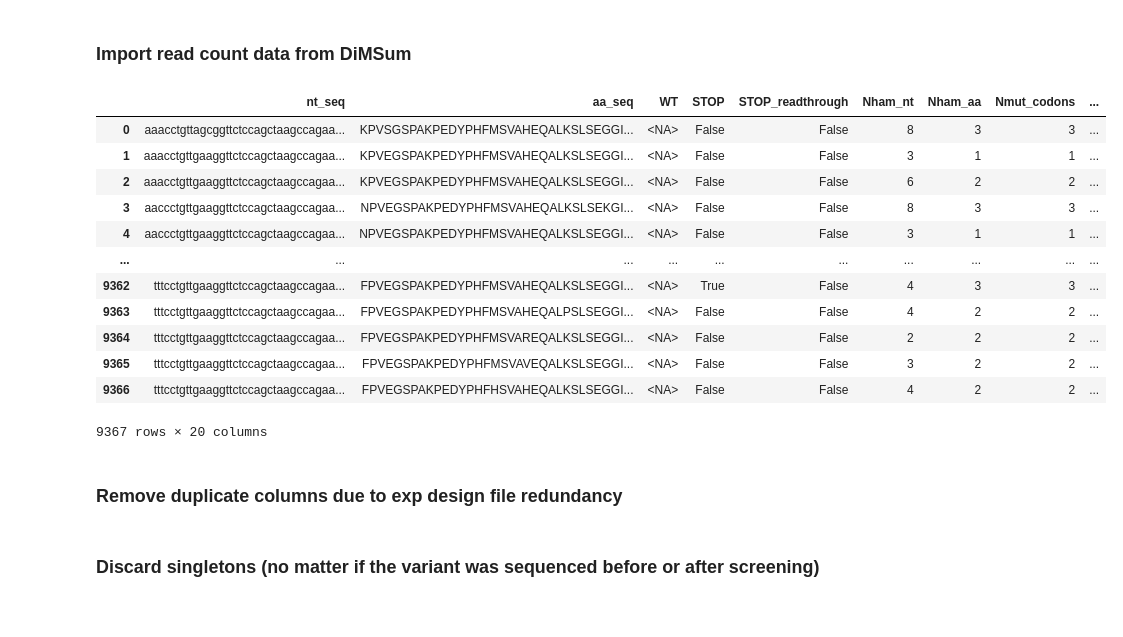
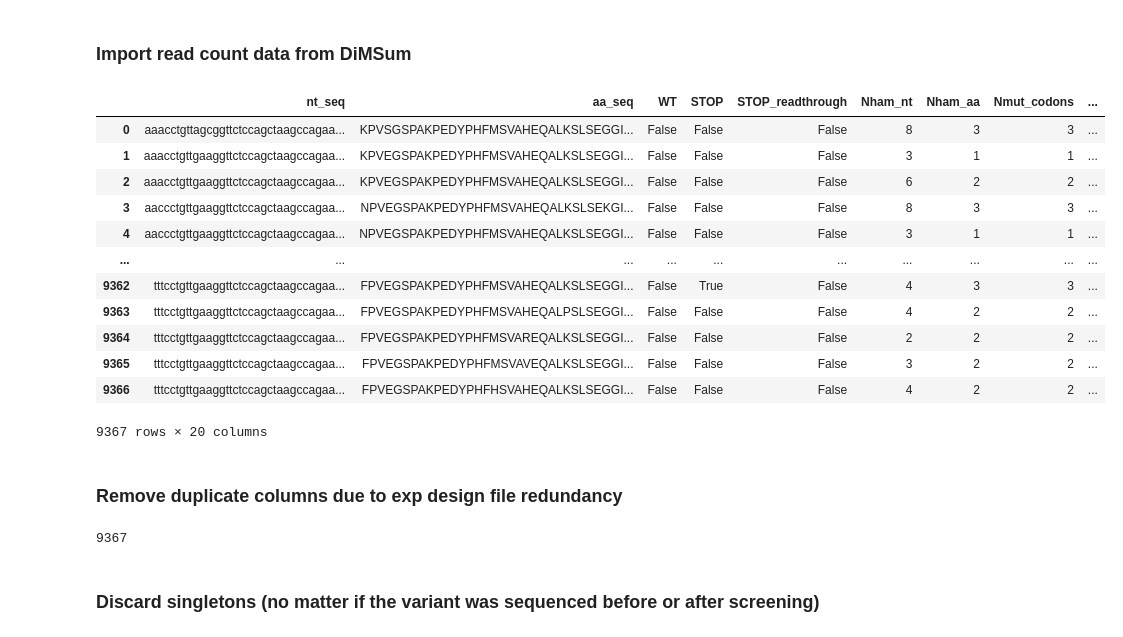
Before and after one commit to Landrylab/Durand_et_al_2025_gyoza, a Jupyter notebook: DiMSum_benchmark.ipynb, the cells around one changed output. Cells and saved outputs as stored; diff of their text form; code cells hidden in the pictures.

```diff
--- a/DiMSum_benchmark.ipynb
+++ b/DiMSum_benchmark.ipynb
@@ -46,20 +48,21 @@ gyoza_rc = gyoza_rc[gyoza_rc.Timepoint != 'T2']
 ### Import read count data from DiMSum
 # %%
 dimsum_rc = pd.read_csv(dimsum_rc_path, sep='\t', dtype={'WT':'boolean'})
+dimsum_rc['WT'] = dimsum_rc['WT'].fillna(False)
 dimsum_rc
 # %% [output]
 |  | nt_seq | aa_seq | WT | STOP | STOP_readthrough | Nham_nt | Nham_aa | Nmut_codons | ... |
-| 0 | aaacctgttagcggttctccagctaagccagaa... | KPVSGSPAKPEDYPHFMSVAHEQALKSLSEGGI... | <NA> | False | False | 8 | 3 | 3 | ... |
-| 1 | aaacctgttgaaggttctccagctaagccagaa... | KPVEGSPAKPEDYPHFMSVAHEQALKSLSEGGI... | <NA> | False | False | 3 | 1 | 1 | ... |
-| 2 | aaacctgttgaaggttctccagctaagccagaa... | KPVEGSPAKPEDYPHFMSVAHEQALKSLSEGGI... | <NA> | False | False | 6 | 2 | 2 | ... |
-| 3 | aaccctgttgaaggttctccagctaagccagaa... | NPVEGSPAKPEDYPHFMSVAHEQALKSLSEKGI... | <NA> | False | False | 8 | 3 | 3 | ... |
-| 4 | aaccctgttgaaggttctccagctaagccagaa... | NPVEGSPAKPEDYPHFMSVAHEQALKSLSEGGI... | <NA> | False | False | 3 | 1 | 1 | ... |
+| 0 | aaacctgttagcggttctccagctaagccagaa... | KPVSGSPAKPEDYPHFMSVAHEQALKSLSEGGI... | False | False | False | 8 | 3 | 3 | ... |
+| 1 | aaacctgttgaaggttctccagctaagccagaa... | KPVEGSPAKPEDYPHFMSVAHEQALKSLSEGGI... | False | False | False | 3 | 1 | 1 | ... |
+| 2 | aaacctgttgaaggttctccagctaagccagaa... | KPVEGSPAKPEDYPHFMSVAHEQALKSLSEGGI... | False | False | False | 6 | 2 | 2 | ... |
+| 3 | aaccctgttgaaggttctccagctaagccagaa... | NPVEGSPAKPEDYPHFMSVAHEQALKSLSEKGI... | False | False | False | 8 | 3 | 3 | ... |
+| 4 | aaccctgttgaaggttctccagctaagccagaa... | NPVEGSPAKPEDYPHFMSVAHEQALKSLSEGGI... | False | False | False | 3 | 1 | 1 | ... |
 | ... | ... | ... | ... | ... | ... | ... | ... | ... | ... |
-| 9362 | tttcctgttgaaggttctccagctaagccagaa... | FPVEGSPAKPEDYPHFMSVAHEQALKSLSEGGI... | <NA> | True | False | 4 | 3 | 3 | ... |
-| 9363 | tttcctgttgaaggttctccagctaagccagaa... | FPVEGSPAKPEDYPHFMSVAHEQALPSLSEGGI... | <NA> | False | False | 4 | 2 | 2 | ... |
-| 9364 | tttcctgttgaaggttctccagctaagccagaa... | FPVEGSPAKPEDYPHFMSVAREQALKSLSEGGI... | <NA> | False | False | 2 | 2 | 2 | ... |
-| 9365 | tttcctgttgaaggttctccagctaagccagaa... | FPVEGSPAKPEDYPHFMSVAVEQALKSLSEGGI... | <NA> | False | False | 3 | 2 | 2 | ... |
-| 9366 | tttcctgttgaaggttctccagctaagccagaa... | FPVEGSPAKPEDYPHFHSVAHEQALKSLSEGGI... | <NA> | False | False | 4 | 2 | 2 | ... |
+| 9362 | tttcctgttgaaggttctccagctaagccagaa... | FPVEGSPAKPEDYPHFMSVAHEQALKSLSEGGI... | False | True | False | 4 | 3 | 3 | ... |
+| 9363 | tttcctgttgaaggttctccagctaagccagaa... | FPVEGSPAKPEDYPHFMSVAHEQALPSLSEGGI... | False | False | False | 4 | 2 | 2 | ... |
+| 9364 | tttcctgttgaaggttctccagctaagccagaa... | FPVEGSPAKPEDYPHFMSVAREQALKSLSEGGI... | False | False | False | 2 | 2 | 2 | ... |
+| 9365 | tttcctgttgaaggttctccagctaagccagaa... | FPVEGSPAKPEDYPHFMSVAVEQALKSLSEGGI... | False | False | False | 3 | 2 | 2 | ... |
+| 9366 | tttcctgttgaaggttctccagctaagccagaa... | FPVEGSPAKPEDYPHFHSVAHEQALKSLSEGGI... | False | False | False | 4 | 2 | 2 | ... |
 9367 rows × 20 columns
 # %% [markdown]
 ### Remove duplicate columns due to exp design file redundancy
@@ -74,6 +77,9 @@ conditions = input_samples+output_samples
 dimsum_rc.drop(columns=duplicated_output, inplace=True)
 dimsum_rc.rename(columns=lambda x: x.split('_')[0] if 'input' in x else x, inplace=True)
 dimsum_rc.rename(columns=lambda x: x.split('_')[-2] if 'output' in x else x, inplace=True)
+len(dimsum_rc)
+# %% [output]
+9367
 # %% [markdown]
 ### Discard singletons (no matter if the variant was sequenced before or after screening)
 # %%
```
Also changed, not shown: parts of 18 cells of this notebook, 11 other files.
